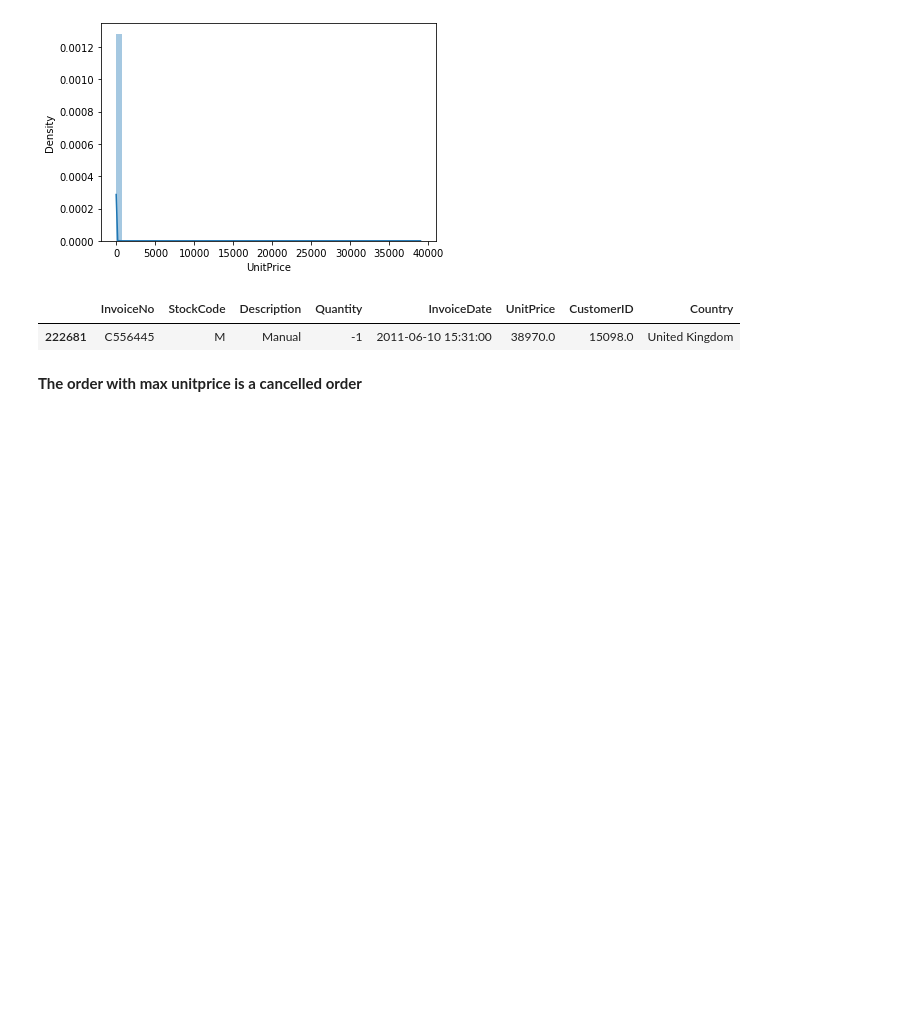
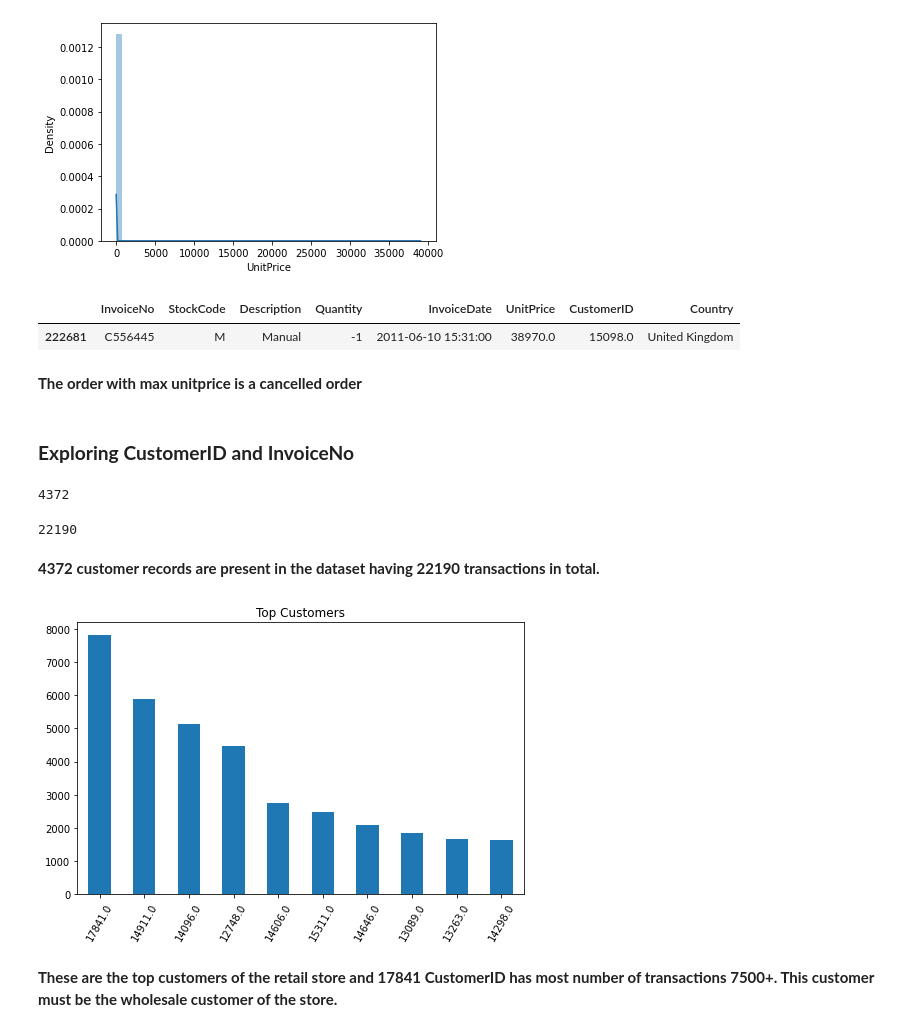
Before and after one commit to harishgawade1999/Online-Retail-Customer-Segmentation, a Jupyter notebook: Harish_Online_Retail_Customer_Segmentation_Capstone_Project.ipynb, the cells around one changed output. Saved outputs shown, nothing was run; the diff lists cells and outputs as text; code cells hidden in the pictures; blank space fills up the shorter version.

```diff
--- a/Harish_Online_Retail_Customer_Segmentation_Capstone_Project.ipynb
+++ b/Harish_Online_Retail_Customer_Segmentation_Capstone_Project.ipynb
@@ -276,3 +291,29 @@ raw_data[raw_data['UnitPrice']==raw_data['UnitPrice'].max()]
 | 222681 | C556445 | M | Manual | -1 | 2011-06-10 15:31:00 | 38970.0 | 15098.0 | United Kingdom |
 # %% [markdown]
 **The order with max unitprice is a cancelled order**
+# %% [markdown]
+### **Exploring CustomerID and InvoiceNo**
+# %%
+# number of customers in total
+len(raw_data['CustomerID'].value_counts())
+# %% [output]
+4372
+# %%
+# number of transactions
+len(raw_data['InvoiceNo'].value_counts())
+# %% [output]
+22190
+# %% [markdown]
+**4372 customer records are present in the dataset having 22190 transactions in total.**
+# %%
+cmr_df= raw_data['CustomerID'].value_counts()
+# %%
+# top customers
+plt.figure(figsize=(8,5))
+cmr_df.head(10).plot.bar()
+plt.title('Top Customers')
+plt.xticks(rotation=60);
+# %% [output]
+[figure, added]
+# %% [markdown]
+**These are the top customers of the retail store and 17841 CustomerID has most number of transactions 7500+. This customer must be the wholesale customer of the store.**
```
Also changed, not shown: parts of 44 cells of this notebook.
